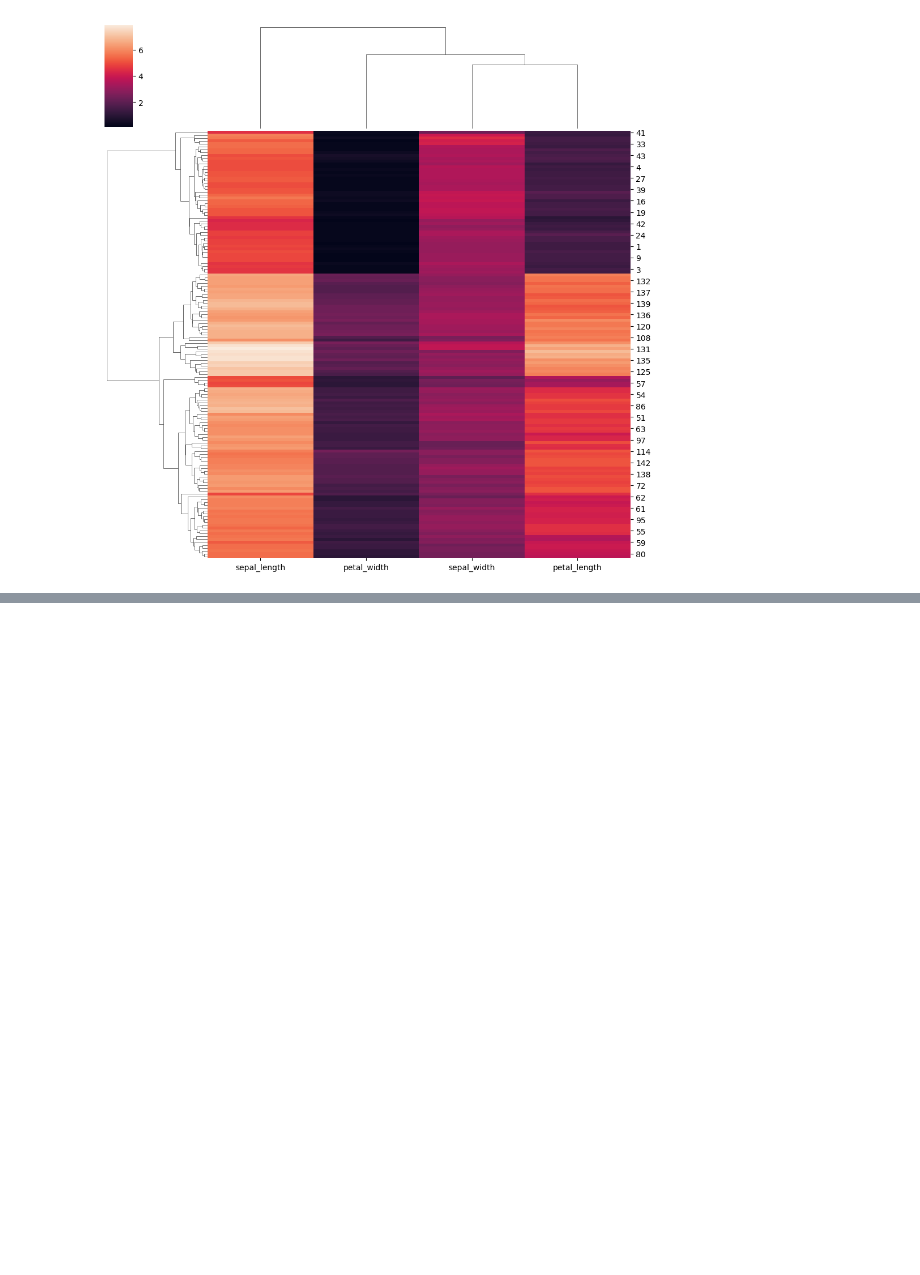
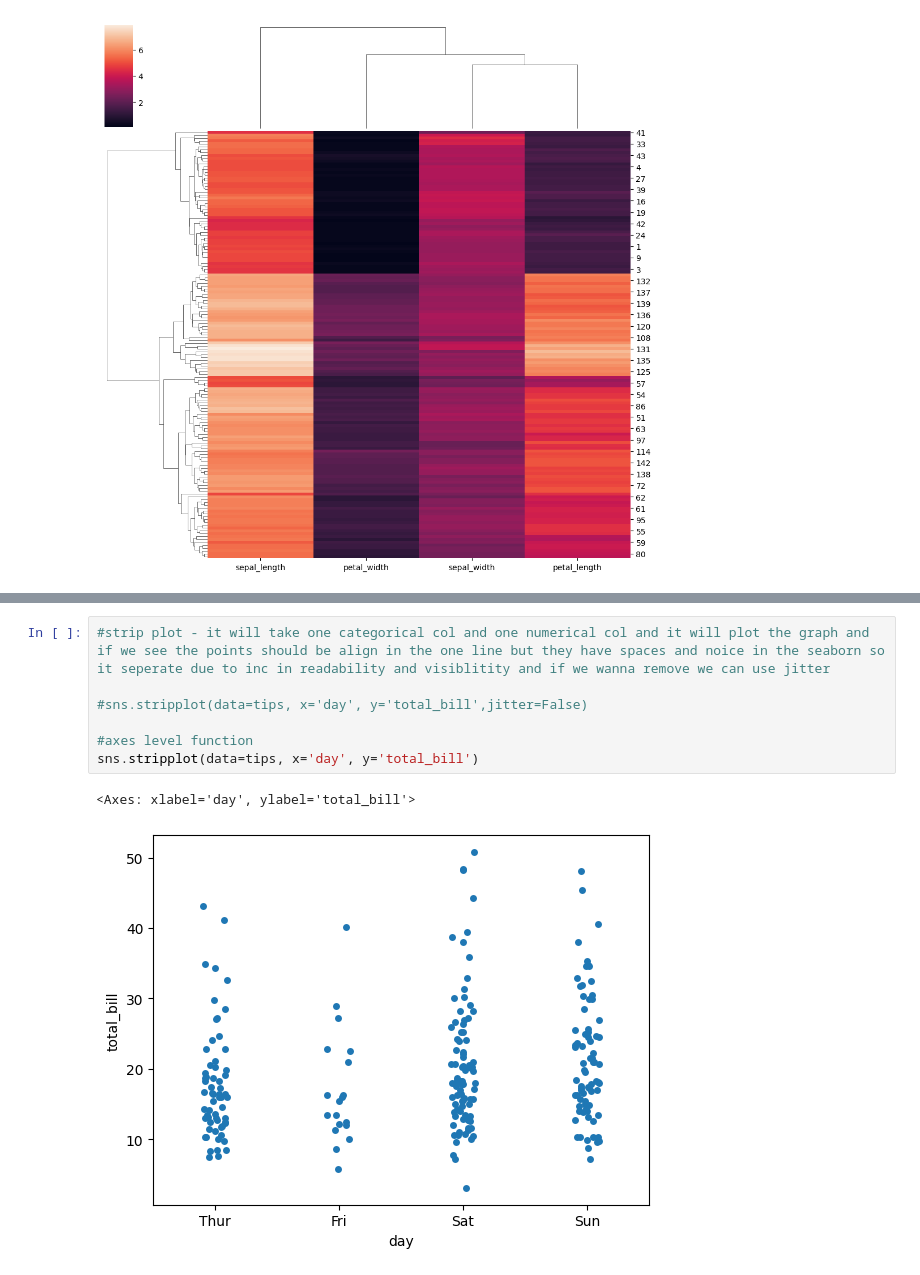
Before and after one commit to Vaidehi1005/MachineLearning, a Jupyter notebook: Seaborn.ipynb, the cells around one changed output, grey strips where cells are left out. Saved outputs shown, nothing was run; the diff lists cells and outputs as text; blank space fills up the shorter version.

```diff
--- a/Seaborn.ipynb
+++ b/Seaborn.ipynb
@@ -399,0 +433,10 @@ sns.clustermap(iris.iloc[:,[0,1,2,3]])
+# %%
+#strip plot - it will take one categorical col and one numerical col and it will plot the graph and if we see the points should be align in the one line but they have spaces and noice in the seaborn so it seperate due to inc in readability and visiblitity and if we wanna remove we can use jitter
+
+#sns.stripplot(data=tips, x='day', y='total_bill',jitter=False)
+
+#axes level function
+sns.stripplot(data=tips, x='day', y='total_bill')
+# %% [output]
+<Axes: xlabel='day', ylabel='total_bill'>
+[figure, added]
```
Also changed, not shown: parts of 15 cells of this notebook.
